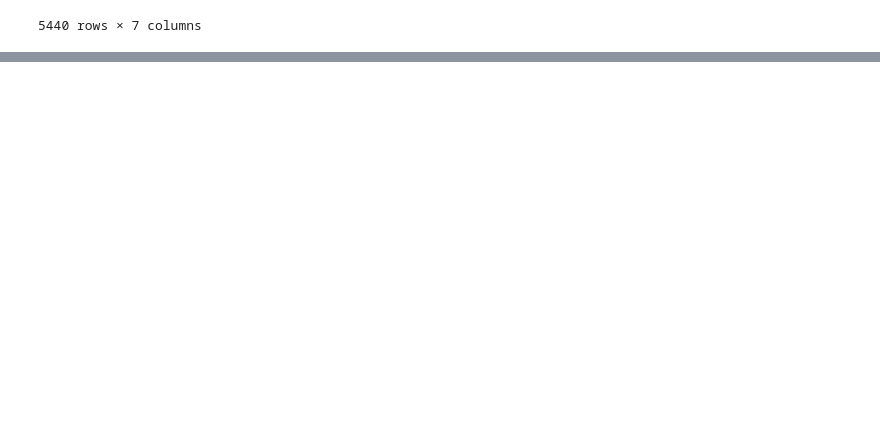
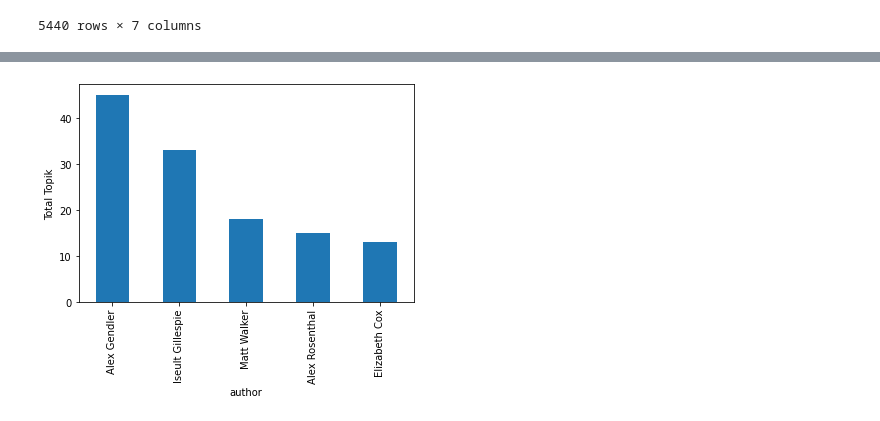
Before and after one commit to inggolanda/Galery_Data_Analyst_Project, a Jupyter notebook: TEDTalk.ipynb, the cells around one changed output, grey strips where cells are left out. Saved outputs shown, nothing was run; the diff lists cells and outputs as text; code cells hidden in the pictures; blank space fills up the shorter version.

```diff
--- a/TEDTalk.ipynb
+++ b/TEDTalk.ipynb
@@ -153,0 +164,4 @@ data.drop('date',axis=1)
+# %%
+year_data.groupby('author')['title'].count().sort_values(ascending=False).nlargest(5).plot(kind='bar' ,ylabel='Total Topik');
+# %% [output]
+[figure, added]
```
Also changed, not shown: parts of 4 cells of this notebook.
